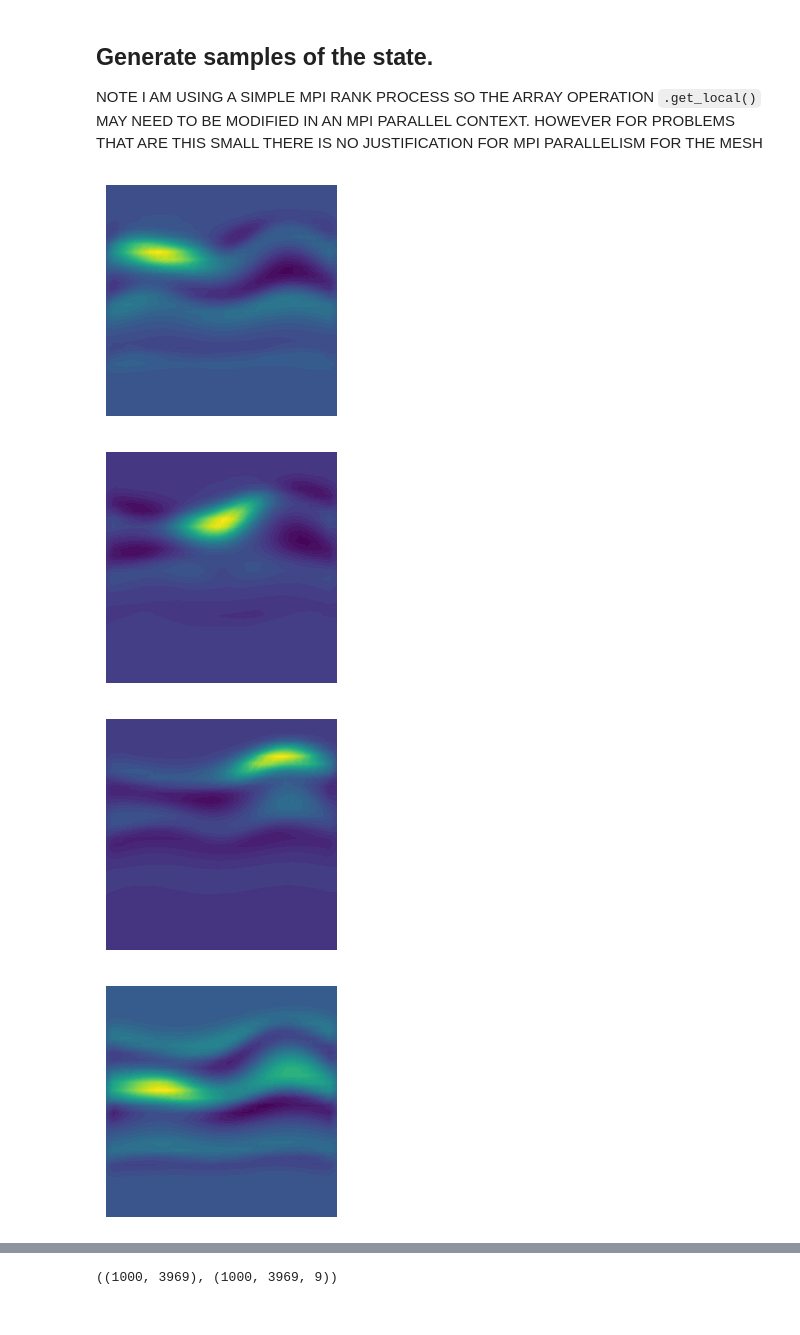
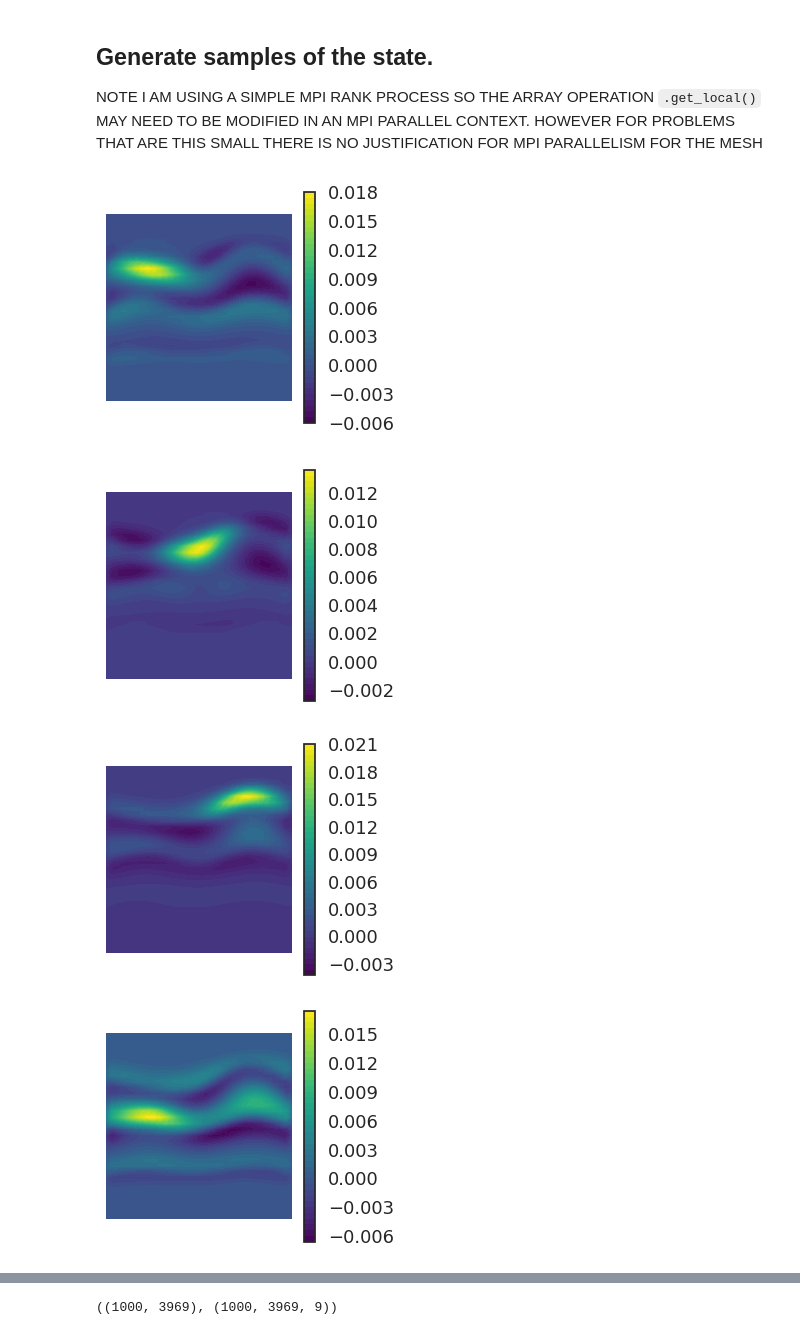
Before and after one commit to Deepprakash222/GempyDINO, a Jupyter notebook: Deep_model/POD_and_reductions.ipynb, the cells around one changed output, grey strips where cells are left out. Drawn from its saved outputs; the diff is of its cells as text; code cells hidden in the pictures.

```diff
--- a/Deep_model/POD_and_reductions.ipynb
+++ b/Deep_model/POD_and_reductions.ipynb
@@ -80,8 +170,15 @@ m_hat = dl.Function(Vh[hp.PARAMETER])
 m.vector().set_local(m_data[0,:][d2v])
 A= m.vector().get_local()
 #plt.axis("off")
-dl.plot(m,cmap="viridis" )
+col = dl.plot(m,cmap="viridis" )
 fig = plt.gcf()
-fig.set_size_inches(3, 3)
+fig.colorbar(col)
+# Add axis labels and title
+plt.xlabel("x-coordinate")
+plt.ylabel("z-coordinate")
+plt.title("Parameter Field $m(x,z)$")
+
+plt.tight_layout()
+fig.set_size_inches(6, 6)
 # plt.savefig("debug_output.png", dpi=300)
 # %% [output]
@@ -96,8 +191,9 @@ plt.gcf().set_size_inches(3, 3)
 for i in range(c.shape[1]):
     m_nodes_hat.vector().set_local(dmdc_data[0,:,i][d2v])
     plt.axis("off")
-    dl.plot(m_nodes_hat, cmap="viridis")
+    col= dl.plot(m_nodes_hat, cmap="viridis")
     fig = plt.gcf()
+    fig.colorbar(col)
     fig.set_size_inches(3, 3)
     plt.show()
 # %% [output]
@@ -134,15 +214,16 @@ M_M = dl.assemble(dl.inner(m_trial,m_test)*dl.dx)
 # %%
 for i in range(c.shape[1]):
     m_nodes_hat.vector().set_local(dmdc_data[0,:,i][d2v])
     M_M.mult(m_nodes_hat.vector(), m_hat.vector())
     plt.axis("off")
-    dl.plot(m_hat, cmap="viridis")
+    col= dl.plot(m_hat, cmap="viridis")
     #dl.plot(m_nodes_hat)
     fig = plt.gcf()
+    fig.colorbar(col)
     fig.set_size_inches(3, 3)
     plt.show()
 # %% [output]
-[figure, old version]
+[figure, new version]
-[figure, old version]
+[figure, new version]
-[figure, old version]
+[figure, new version]
-[figure, old version]
+[figure, new version]
```
Also changed, not shown: parts of 18 cells of this notebook, 1 other file.
